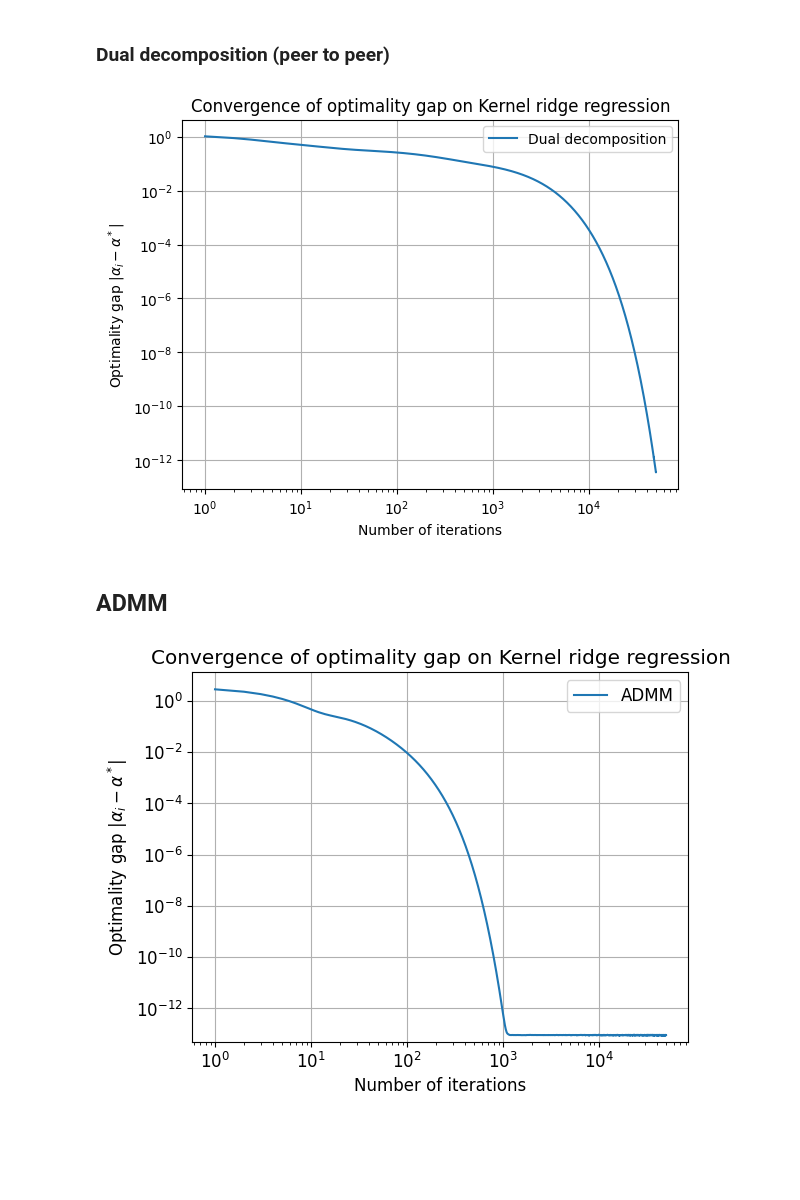
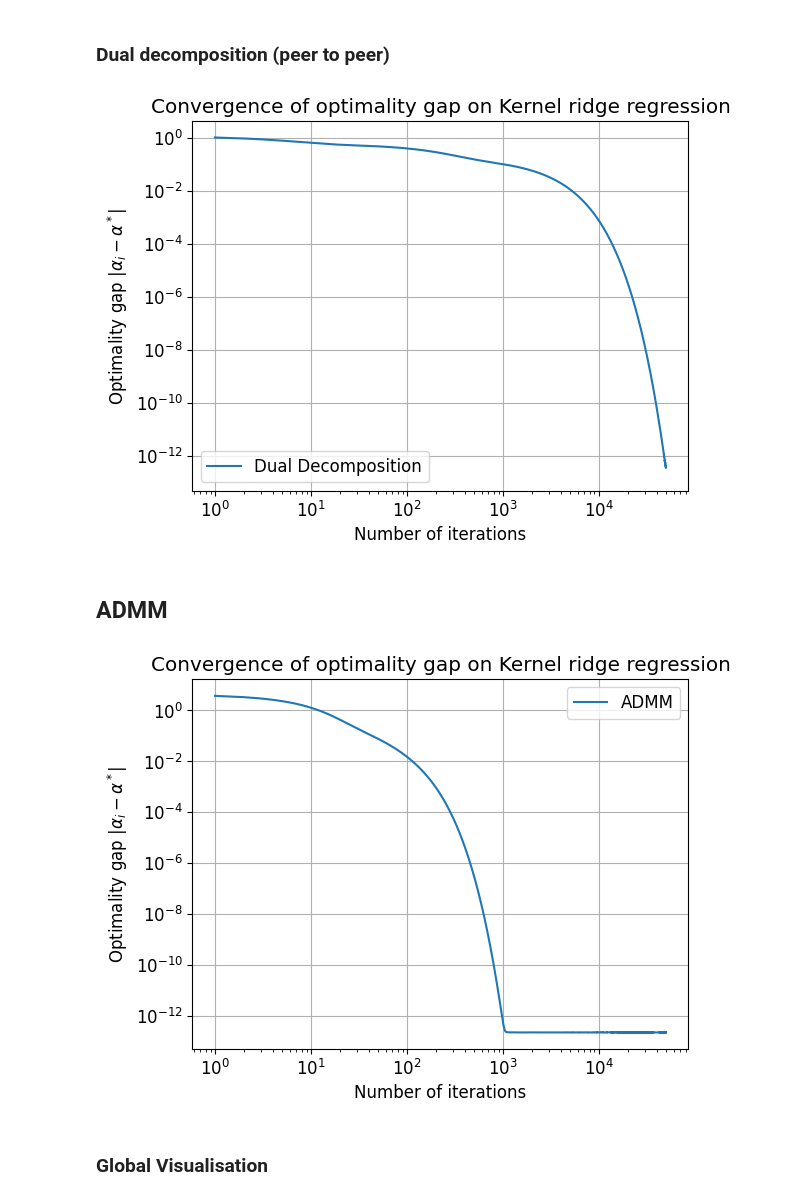
Before and after one commit to Loris-Manganelli/projet-cooperative-optimisation, a Jupyter notebook: Notebook.ipynb, the cells around one changed output. Saved outputs shown, nothing was run; the diff lists cells and outputs as text; code cells hidden in the pictures; blank space fills up the shorter version.

```diff
--- a/Notebook.ipynb
+++ b/Notebook.ipynb
@@ -82,16 +75,9 @@ n_iter = 50000
 step_size = 0.01
 # %%
 alpha_dualdecomp, multipliers = dual_decomposition(multipliers_0, K_a, K_mm, y_a, np.ones([a, a]), sigma=0.5, nu=1.0, max_iter=n_iter, lr=step_size)
-opt_gap = [np.linalg.norm(alpha_i - alpha) for alpha_i in alpha_dualdecomp]
-plt.loglog(np.arange(1,len(opt_gap)+1), opt_gap, label="Dual decomposition")
-plt.xlabel('Number of iterations')
-plt.ylabel(r'Optimality gap $|\alpha_i - \alpha^*|$')
-plt.title('Convergence of optimality gap on Kernel ridge regression')
-plt.grid()
-plt.legend()
-plt.show()
+make_gap_graph(alpha, {'Dual Decomposition': alpha_dualdecomp},pdf=False,precisionlimit=5e-14)
 # %% [output]
-[figure, old version]
+[figure, new version]
 # %%
 # Intialization
 A = np.ones([a,a])- np.eye(a)
@@ -107,10 +93,12 @@ multipliers_0 = np.zeros([int(np.sum(A)/2),m]) # Initialization of the multiplie
 n_iter = 50000
 egalizers_0 = np.zeros((int(np.sum(A)/2),m)) # Initialization of the egalizers for dual decomposition
 step_size = 1
-alpha_admm, multipliers_admm = ADMM(multipliers_0, egalizers_0, beta=1, K_a=K_a, K_mm=K_mm, y_a=y_a, A=np.ones([a,a])-np.eye(a), sigma=0.5, nu=1.0, max_iter=n_iter)
+alpha_admm, multipliers_admm = ADMM(multipliers_0, egalizers_0, beta=step_size, K_a=K_a, K_mm=K_mm, y_a=y_a, A=np.ones([a,a])-np.eye(a), sigma=0.5, nu=1.0, max_iter=n_iter)
 make_gap_graph(alpha, {'ADMM': alpha_admm},pdf=False,precisionlimit=5e-14)
 # %% [output]
-[figure, old version]
+[figure, new version]
+# %% [markdown]
+### Global Visualisation
 # %%
 alphaDict = {'DGD': alpha_dgd, 'GT': alpha_gt, 'Dual Decomposition': alpha_dualdecomp, 'ADMM': alpha_admm}
 
```
Also changed, not shown: parts of 6 cells of this notebook, 1 other file.
